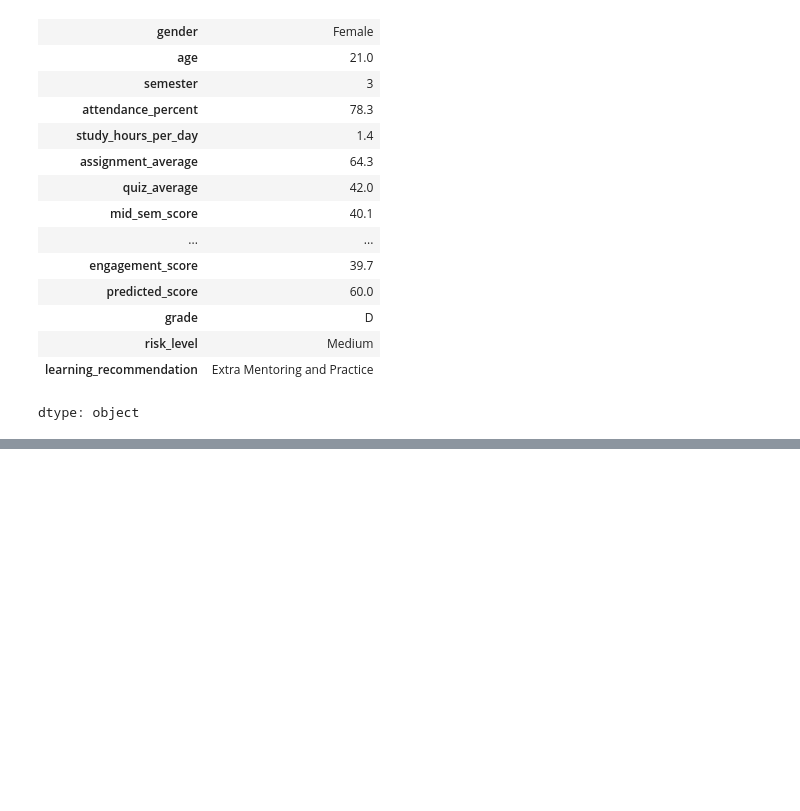
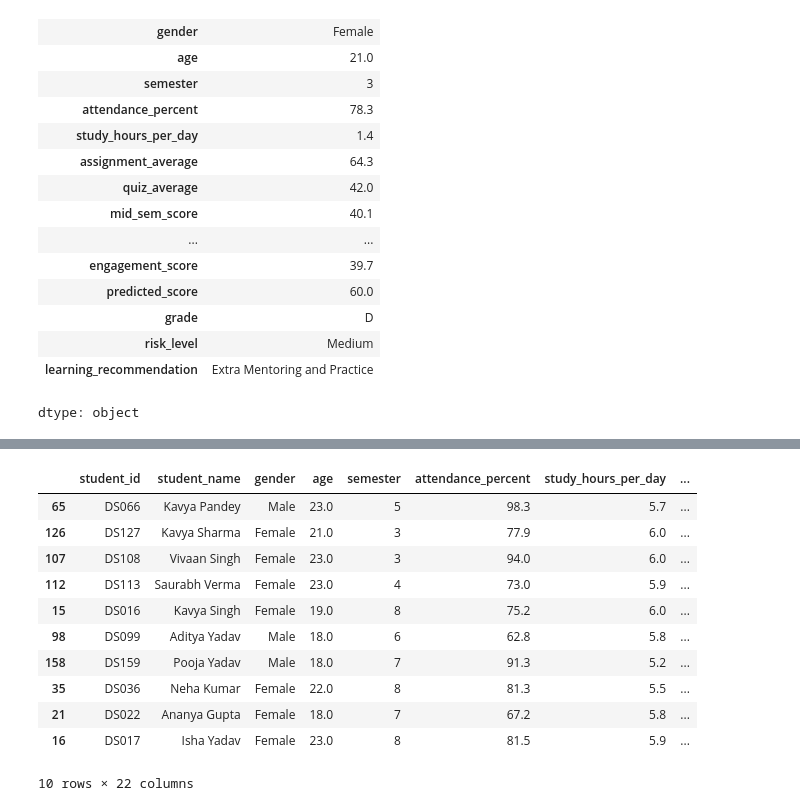
Before and after one commit to aviral911/DataScienceAndVisualization, a Jupyter notebook: numpy.ipynb, the cells around one changed output, grey strips where cells are left out. Drawn from its saved outputs; the diff is of its cells as text; code cells hidden in the pictures; blank space fills up the shorter version.

```diff
--- a/numpy.ipynb
+++ b/numpy.ipynb
@@ -565,0 +598,17 @@ dtype: object
+# %%
+df["predicted_score_rank"] = df["predicted_score"].rank(ascending=False)
+# %%
+df.sort_values("engagement_score", ascending=False).head(10)
+# %% [output]
+|  | student_id | student_name | gender | age | semester | attendance_percent | study_hours_per_day | ... |
+| 65 | DS066 | Kavya Pandey | Male | 23.0 | 5 | 98.3 | 5.7 | ... |
+| 126 | DS127 | Kavya Sharma | Female | 21.0 | 3 | 77.9 | 6.0 | ... |
+| 107 | DS108 | Vivaan Singh | Female | 23.0 | 3 | 94.0 | 6.0 | ... |
+| 112 | DS113 | Saurabh Verma | Female | 23.0 | 4 | 73.0 | 5.9 | ... |
+| 15 | DS016 | Kavya Singh | Female | 19.0 | 8 | 75.2 | 6.0 | ... |
+| 98 | DS099 | Aditya Yadav | Male | 18.0 | 6 | 62.8 | 5.8 | ... |
+| 158 | DS159 | Pooja Yadav | Male | 18.0 | 7 | 91.3 | 5.2 | ... |
+| 35 | DS036 | Neha Kumar | Female | 22.0 | 8 | 81.3 | 5.5 | ... |
+| 21 | DS022 | Ananya Gupta | Female | 18.0 | 7 | 67.2 | 5.8 | ... |
+| 16 | DS017 | Isha Yadav | Female | 23.0 | 8 | 81.5 | 5.9 | ... |
+10 rows × 22 columns
```
Also changed, not shown: parts of 3 cells of this notebook.
